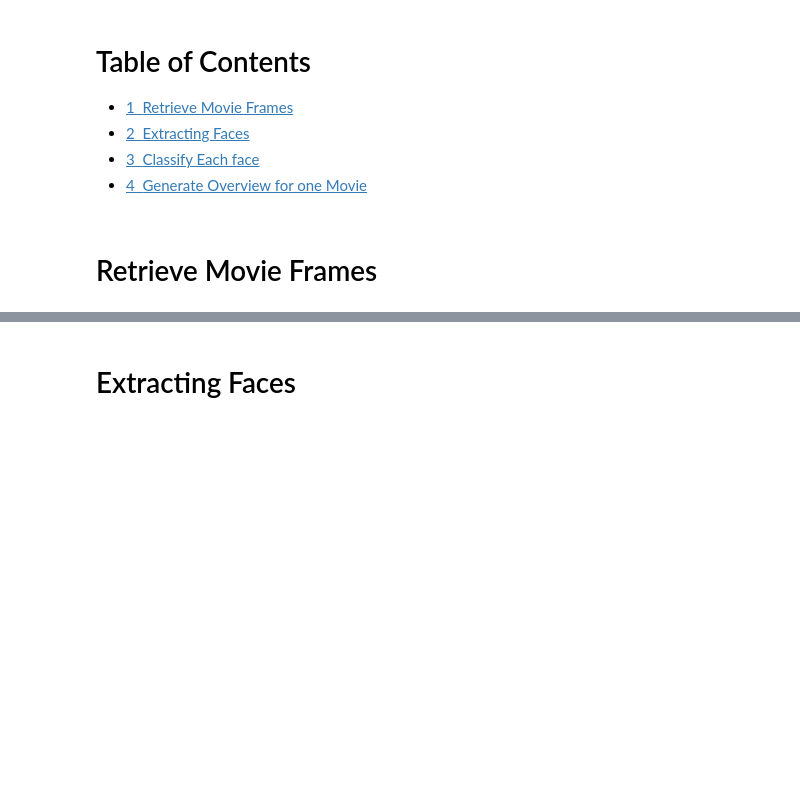
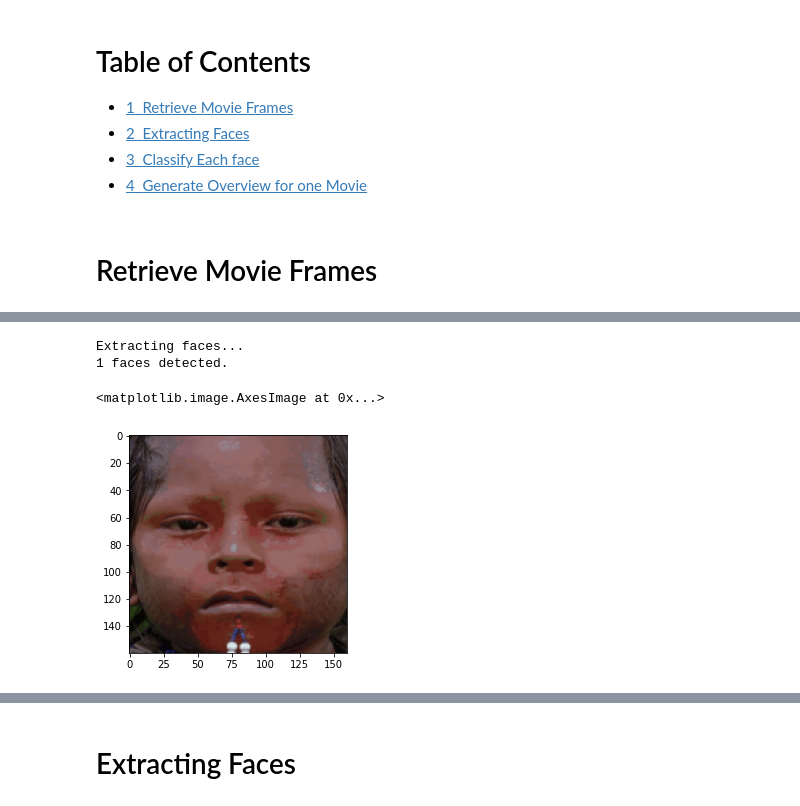
Before and after one commit to moe221/diversity_in_cinema, a Jupyter notebook: notebooks/moe221_generate_data_form_one_movie.ipynb, the cells around one changed output, grey strips where cells are left out. Saved outputs shown, nothing was run; the diff lists cells and outputs as text; code cells hidden in the pictures; blank space fills up the shorter version.

```diff
--- a/notebooks/moe221_generate_data_form_one_movie.ipynb
+++ b/notebooks/moe221_generate_data_form_one_movie.ipynb
@@ -30,0 +91,36 @@ df_movie = get_images(movie_list[420], frame_interval=4)
+# %%
+from facenet_pytorch import MTCNN, extract_face
+from PIL import Image
+
+
+def extract_face_mtcnn(image):
+
+    """
+    Function which given an image resturns a list of faces all detected
+    faces
+    """
+
+    mtcnn = MTCNN(keep_all=True,
+                      min_face_size=35,
+                      post_process=False)
+    face_list = []
+
+    print("Extracting faces...")
+
+    img = Image.fromarray(image)
+
+    boxes, probs = mtcnn.detect(img)
+
+    if boxes is not None:
+        for box, prob in zip(boxes, probs):
+
+            # return only faces detcted with 99% or higher
+            # certanty
+            if prob >= 0.99:
+
+                face = extract_face(img, box)
+                face_list.append(face)
+
+    print(f"{len(face_list)} faces detected.")
+
+    return face_list
@@ -30,0 +131,10 @@ df_movie = get_images(movie_list[420], frame_interval=4)
+# %%
+arr = extract_face_mtcnn(df_movie_2["Image"][5])[0]
+out = np.array(arr.permute(1, 2, 0))
+
+plt.imshow(out.astype('uint8'))
+# %% [output]
+Extracting faces...
+1 faces detected.
+<matplotlib.image.AxesImage at 0x...>
+[figure, added]
```
Also changed, not shown: parts of 22 cells of this notebook, 8 other files.
